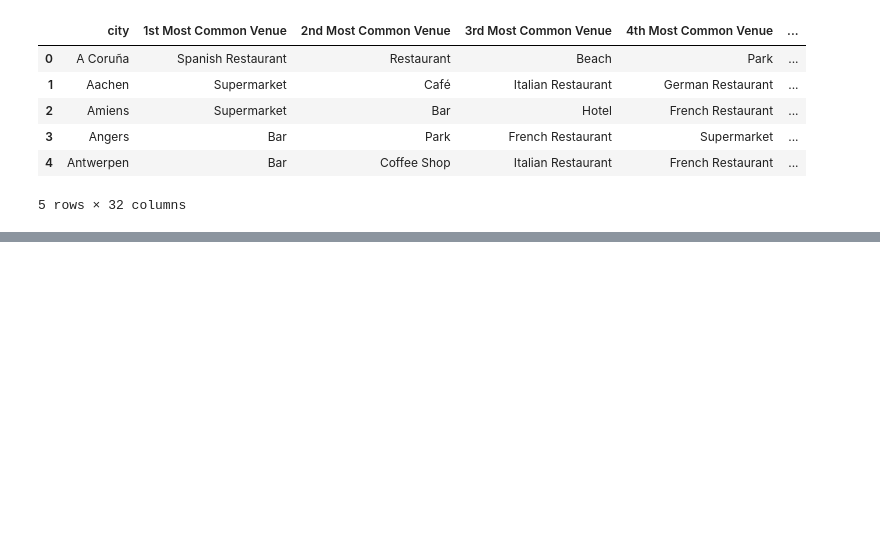
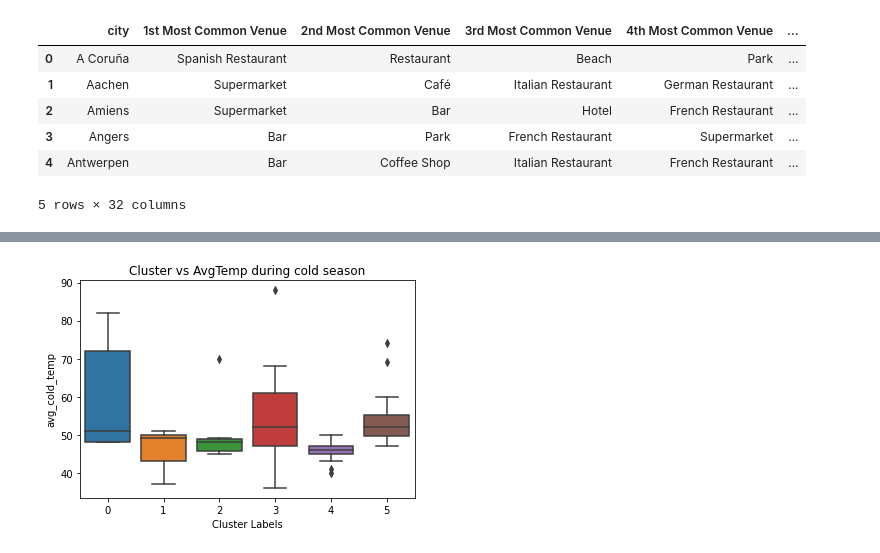
Before and after one commit to xLinkoln/ibm_DataScienceCapstone, a Jupyter notebook: Battle of Neighborhoods.ipynb, the cells around one changed output, grey strips where cells are left out. Drawn from its saved outputs; the diff is of its cells as text; code cells hidden in the pictures; blank space fills up the shorter version.

```diff
--- a/Battle of Neighborhoods.ipynb
+++ b/Battle of Neighborhoods.ipynb
@@ -499,0 +859,6 @@ cities_venues_sorted.head()
+# %%
+ax = sns.boxplot(x='Cluster Labels', y='avg_cold_temp', data=cities_merged)
+ax.set_title('Cluster vs AvgTemp during cold season')
+plt.show()
+# %% [output]
+[figure, added]
```
Also changed, not shown: parts of 61 cells of this notebook.
